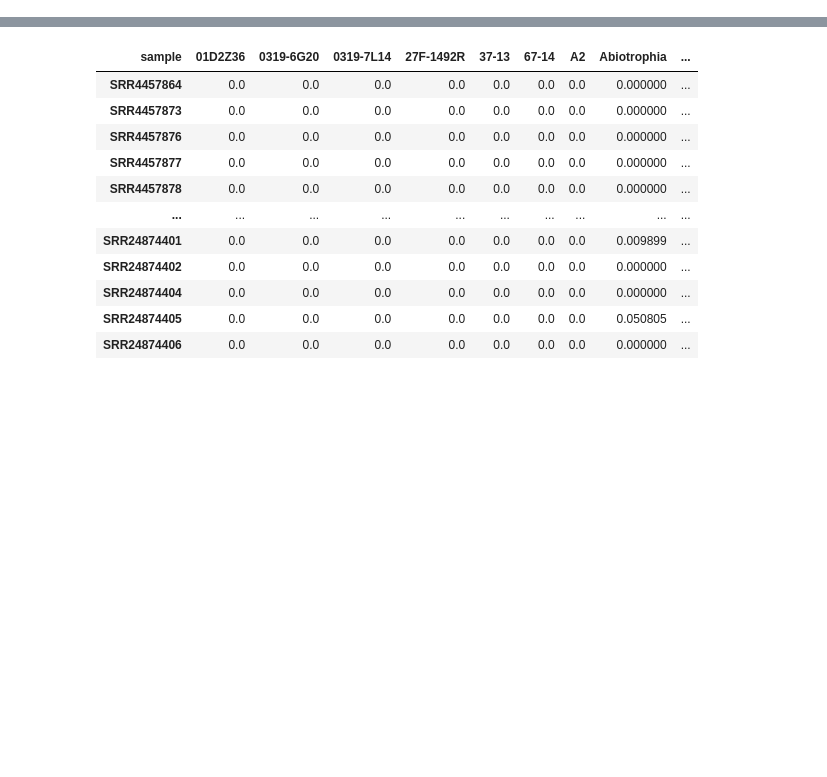
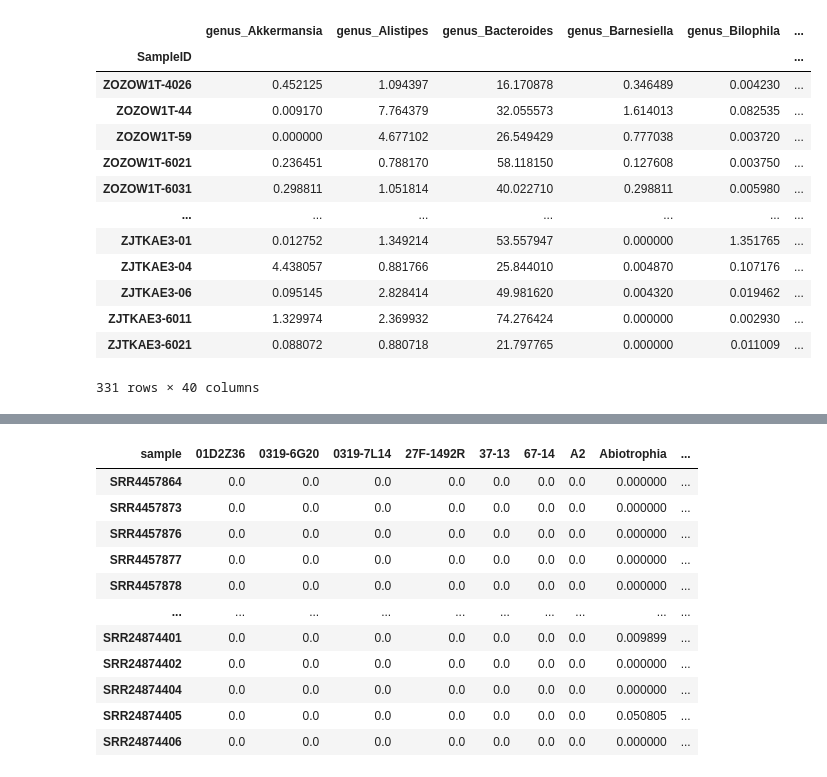
Before and after one commit to nzhang20/Causal-Discovery-on-Gut-Microbial-Data-for-Disease-Risk-Prediction, a Jupyter notebook: notebooks/scratch.ipynb, the cells around one changed output, grey strips where cells are left out. Drawn from its saved outputs; the diff is of its cells as text; code cells hidden in the pictures; blank space fills up the shorter version.

```diff
--- a/notebooks/scratch.ipynb
+++ b/notebooks/scratch.ipynb
@@ -14,0 +13,18 @@ import os
+# %%
+t2d_otu = pd.read_csv('../data/t2d/filtered_otu_table.csv', index_col=0)
+t2d_otu
+# %% [output]
+|  | genus_Akkermansia | genus_Alistipes | genus_Bacteroides | genus_Barnesiella | genus_Bilophila | ... |
+| SampleID |  |  |  |  |  | ... |
+| ZOZOW1T-4026 | 0.452125 | 1.094397 | 16.170878 | 0.346489 | 0.004230 | ... |
+| ZOZOW1T-44 | 0.009170 | 7.764379 | 32.055573 | 1.614013 | 0.082535 | ... |
+| ZOZOW1T-59 | 0.000000 | 4.677102 | 26.549429 | 0.777038 | 0.003720 | ... |
+| ZOZOW1T-6021 | 0.236451 | 0.788170 | 58.118150 | 0.127608 | 0.003750 | ... |
+| ZOZOW1T-6031 | 0.298811 | 1.051814 | 40.022710 | 0.298811 | 0.005980 | ... |
+| ... | ... | ... | ... | ... | ... | ... |
+| ZJTKAE3-01 | 0.012752 | 1.349214 | 53.557947 | 0.000000 | 1.351765 | ... |
+| ZJTKAE3-04 | 4.438057 | 0.881766 | 25.844010 | 0.004870 | 0.107176 | ... |
+| ZJTKAE3-06 | 0.095145 | 2.828414 | 49.981620 | 0.004320 | 0.019462 | ... |
+| ZJTKAE3-6011 | 1.329974 | 2.369932 | 74.276424 | 0.000000 | 0.002930 | ... |
+| ZJTKAE3-6021 | 0.088072 | 0.880718 | 21.797765 | 0.000000 | 0.011009 | ... |
+331 rows × 40 columns
```
Also changed, not shown: parts of 5 cells of this notebook, 2 other files.
